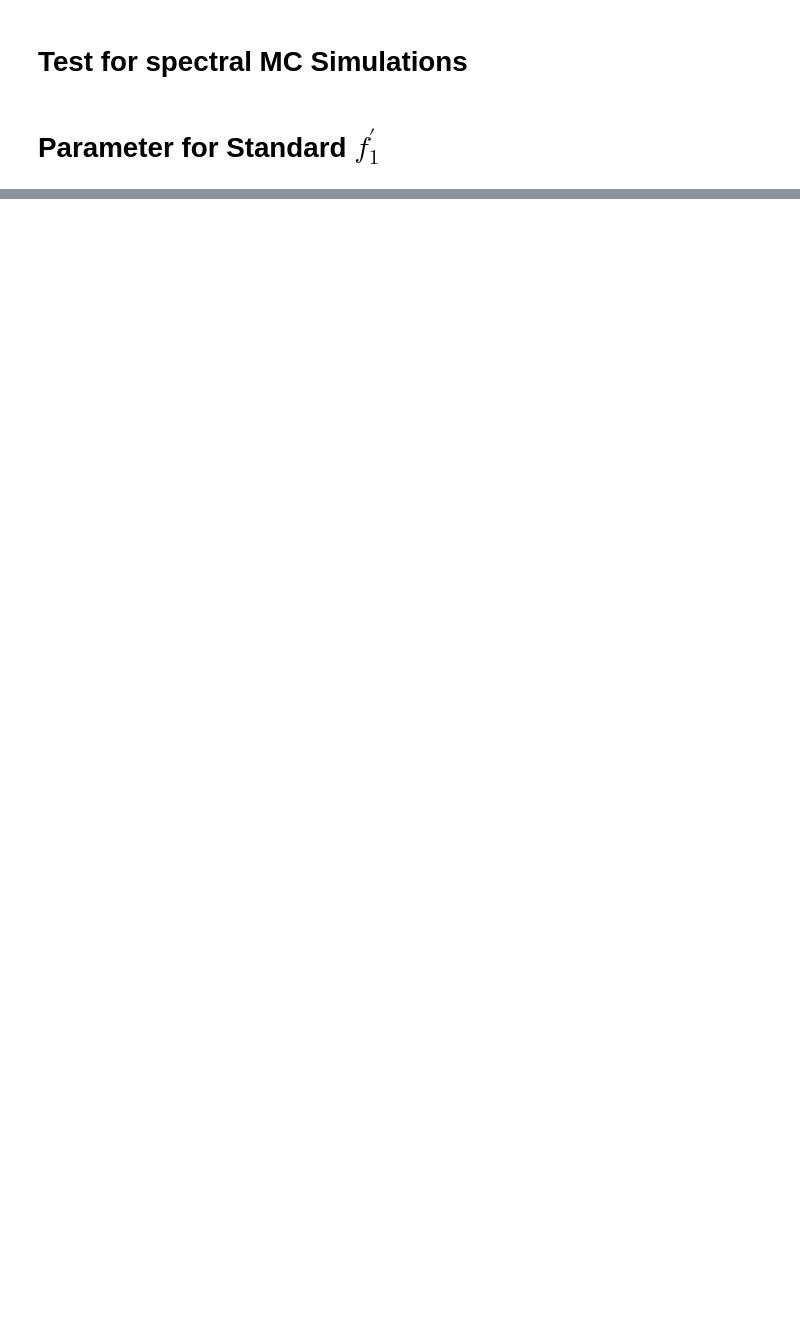
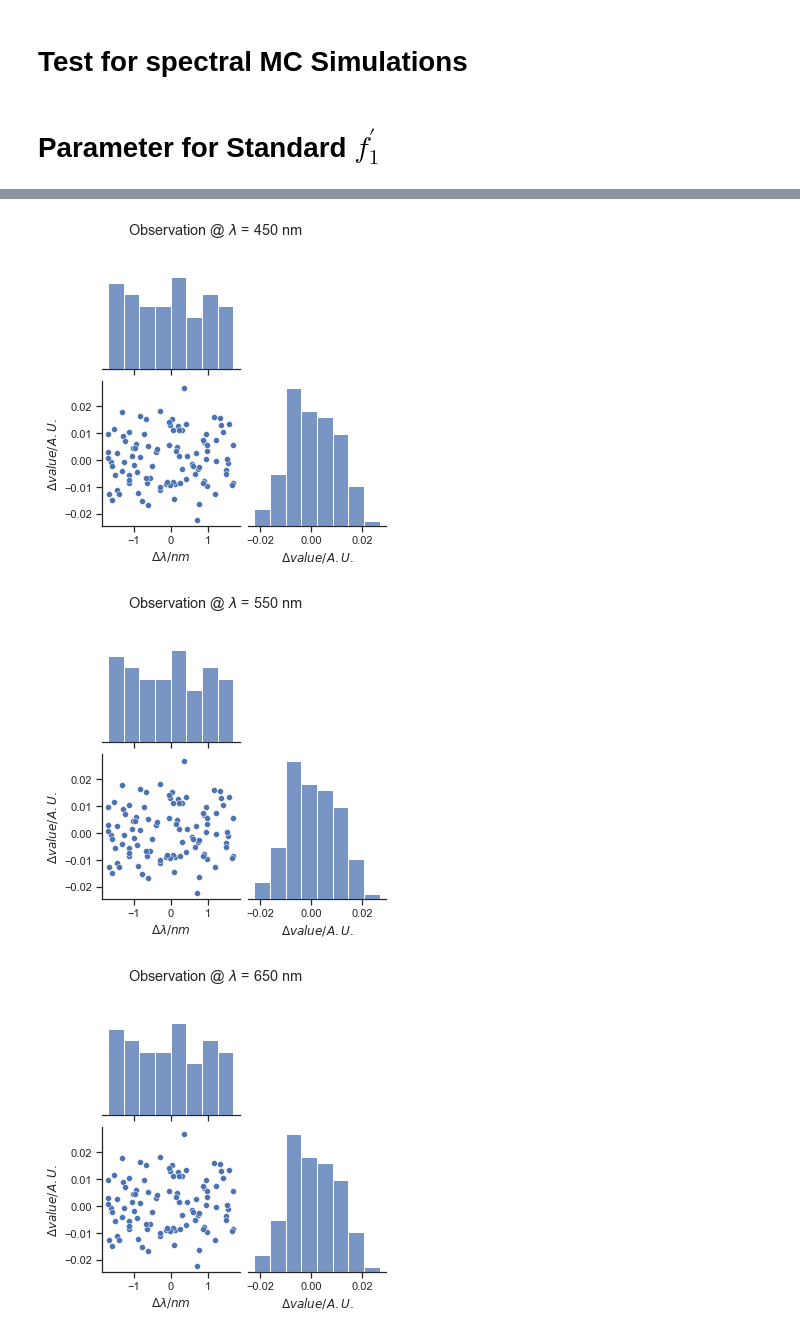
Before and after one commit to empir19nrm02/empir19nrm02, a Jupyter notebook: empir19nrm02/Jupyter/MCTest.ipynb, the cells around one changed output, grey strips where cells are left out. Drawn from its saved outputs; the diff is of its cells as text; code cells hidden in the pictures; blank space fills up the shorter version.

```diff
--- a/empir19nrm02/Jupyter/MCTest.ipynb
+++ b/empir19nrm02/Jupyter/MCTest.ipynb
@@ -169,0 +174,35 @@ Value= [4.489515528959024, 2.632414972556838] Inteval(95%)= 10.215660894844612
+# %%
+import seaborn as sns
+import pandas as pd
+
+def get_data_step( size_to_minimize, max_data_to_display=1000):
+    if size_to_minimize < max_data_to_display:
+        step=1
+        disp_count = size_to_minimize
+    else:
+        step=int(size_to_minimize/max_data_to_display)
+        disp_count = int(size_to_minimize/step)
+    return disp_count, step
+
+def seaborn_plot_basedata( array, wavelength_to_observe = 550):
+    pos, = np.where(np.isclose(array[0].spd.wl, wavelength_to_observe))
+
+    disp_array_count, step = get_data_step( array.shape[0])
+    disp_array = np.zeros((2, disp_array_count-1))
+    for i in range(disp_array_count-1):
+        disp_array[0,i]=array[i*step+1].spd.wl[pos]-array[0].spd.wl[pos]
+        disp_array[1,i]=array[i*step+1].spd.value[0,pos]-array[0].spd.value[0,pos]
+
+    sns.set_theme(style="ticks")
+    df = pd.DataFrame(data=disp_array.T, columns=['$\Delta\lambda / nm$','$\Delta value / A.U.$'])
+    grid=sns.pairplot(df, corner=True)
+    plotTitle='Observation @ $\lambda$ = {} nm'
+    grid.fig.suptitle( plotTitle.format(wavelength_to_observe))
+
+seaborn_plot_basedata(array, wavelength_to_observe = 450)
+seaborn_plot_basedata(array, wavelength_to_observe = 550)
+seaborn_plot_basedata(array, wavelength_to_observe = 650)
+# %% [output]
+[figure, added]
+[figure, added]
+[figure, added]
```
Also changed, not shown: parts of 7 cells of this notebook.
